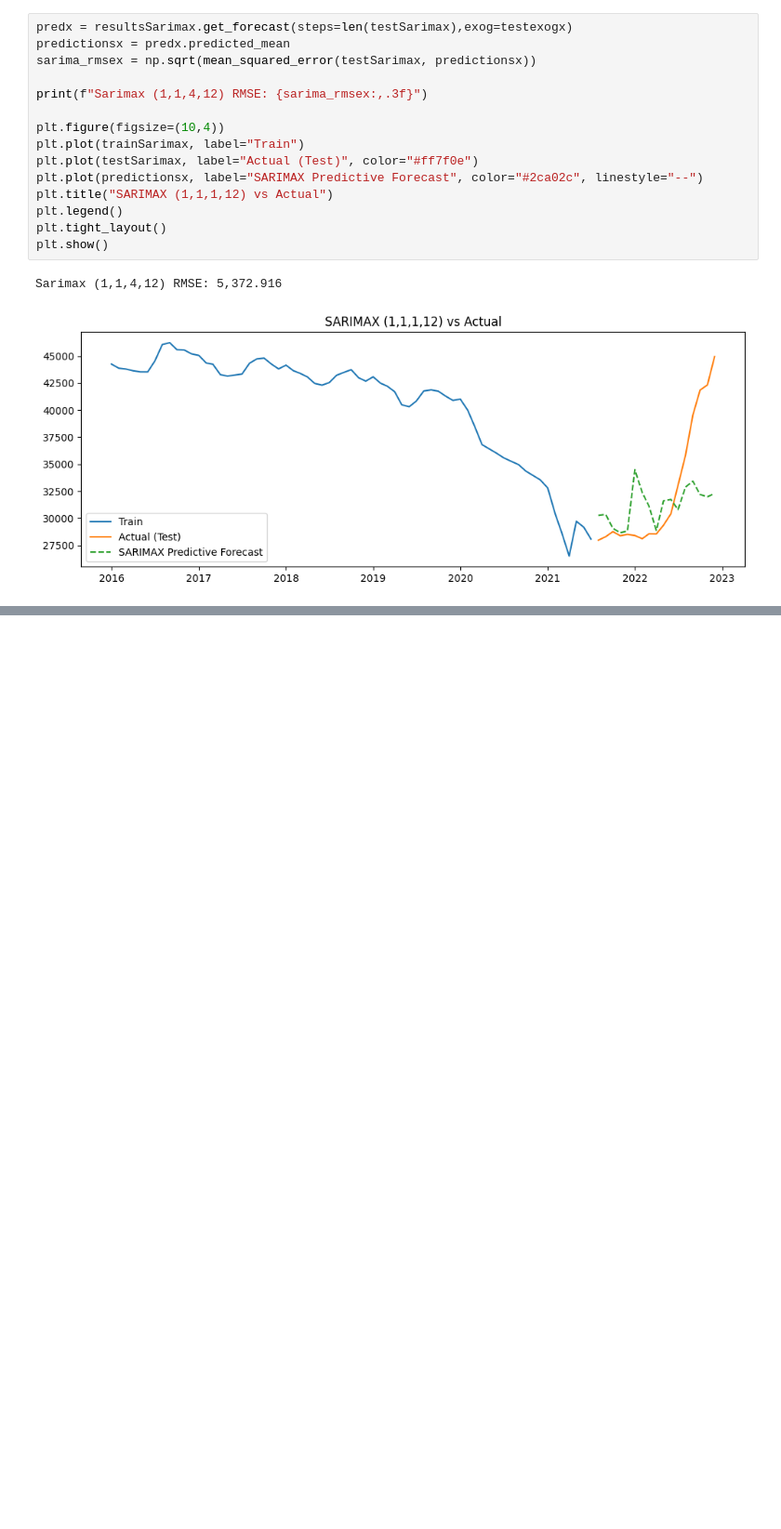
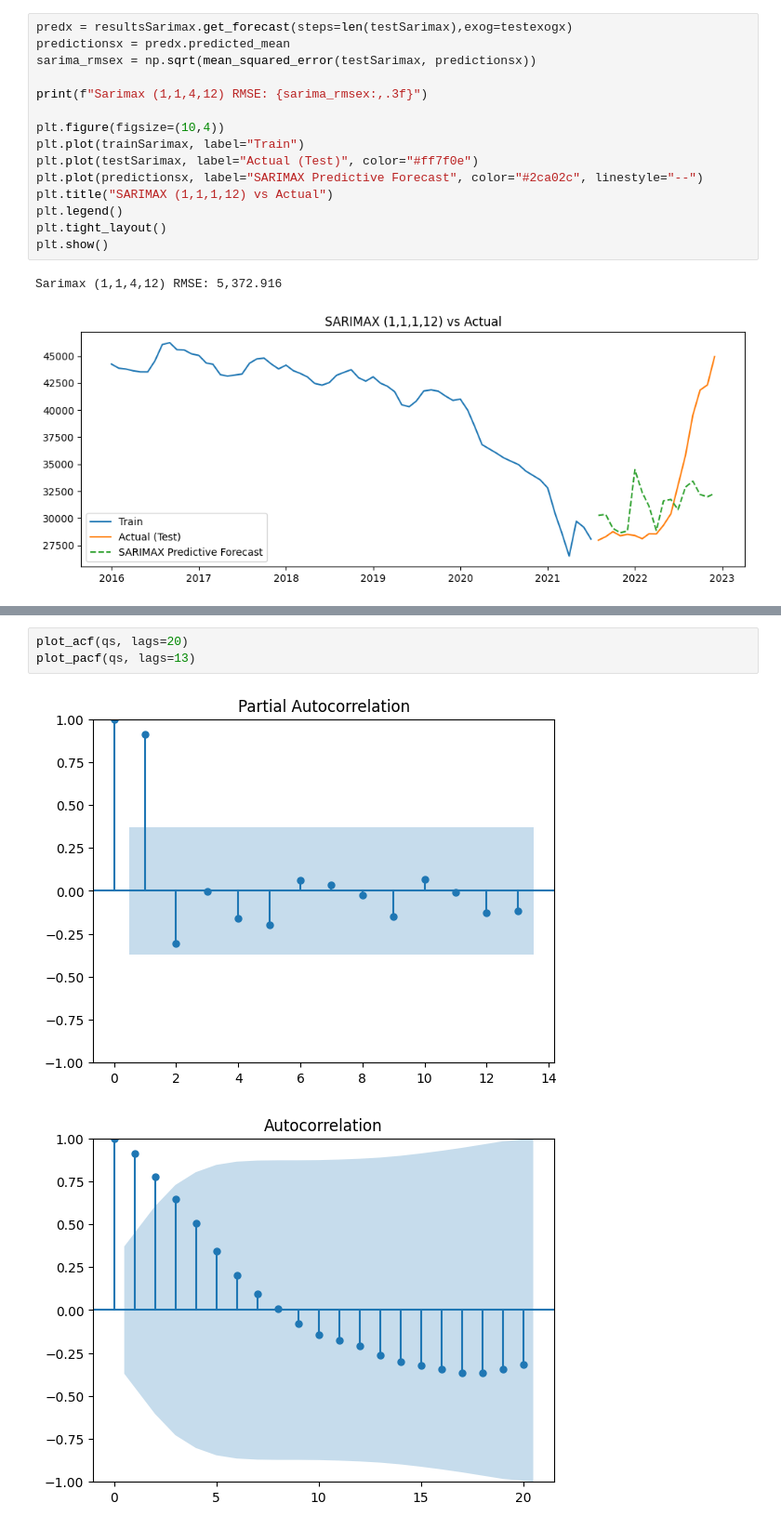
Before and after one commit to kevinserr/Time_Series_Forecast_of_Homelessness_in_NYC_with_Local_Model_Deployment, a Jupyter notebook: python/model_training.ipynb, the cells around one changed output, grey strips where cells are left out. Shown at 93% size. Drawn from its saved outputs; the diff is of its cells as text; blank space fills up the shorter version.

```diff
--- a/python/model_training.ipynb
+++ b/python/model_training.ipynb
@@ -462,0 +470,6 @@ plt.show()
+# %%
+plot_acf(qs, lags=20)
+plot_pacf(qs, lags=13)
+# %% [output]
+[figure, added]
+[figure, added]
```
Also changed, not shown: parts of 30 cells of this notebook.
